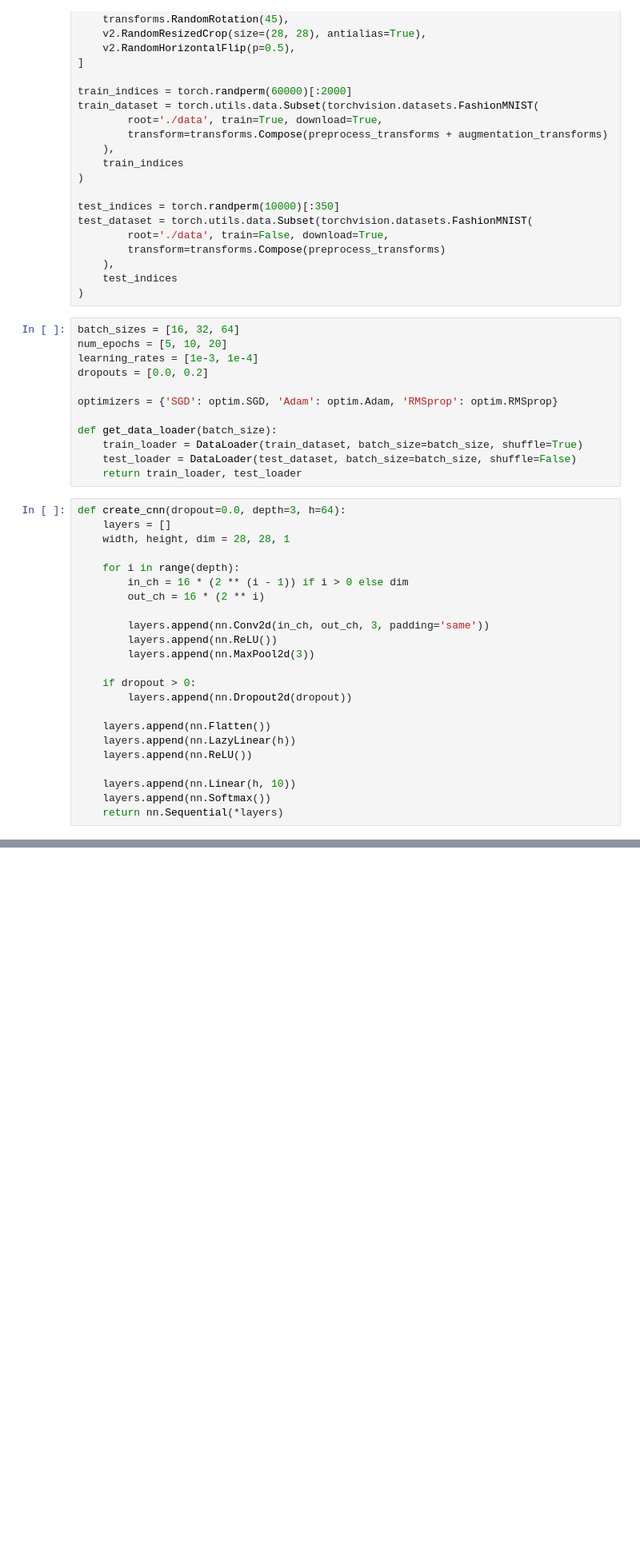
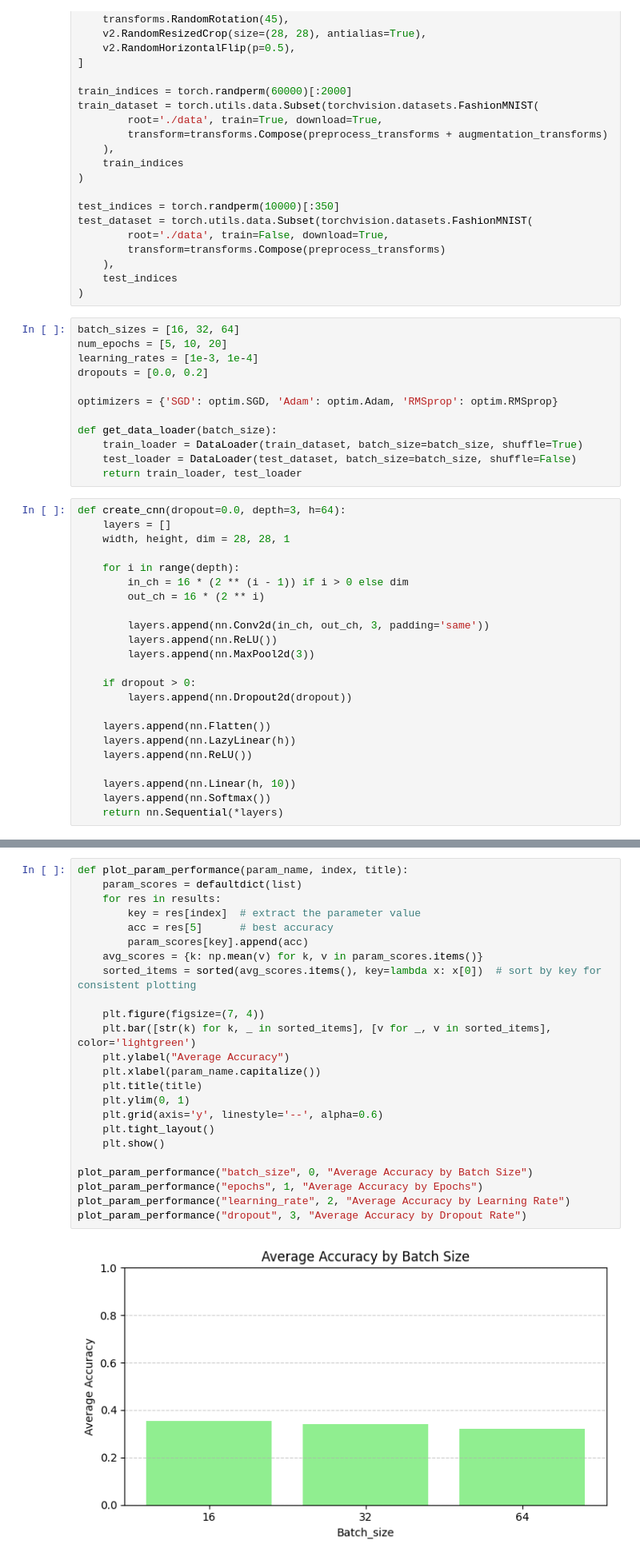
Before and after one commit to volodymyrkir/python_neural_nets, a Jupyter notebook: tasks/course_5/task_2.ipynb, the cells around one changed output, grey strips where cells are left out. Shown at 80% size. Saved outputs shown, nothing was run; the diff lists cells and outputs as text; blank space fills up the shorter version.

```diff
--- a/tasks/course_5/task_2.ipynb
+++ b/tasks/course_5/task_2.ipynb
@@ -159,0 +188,26 @@ df.to_csv('data/c_5_lab_2_out.csv', index=False)
+# %%
+def plot_param_performance(param_name, index, title):
+    param_scores = defaultdict(list)
+    for res in results:
+        key = res[index]  # extract the parameter value
+        acc = res[5]      # best accuracy
+        param_scores[key].append(acc)
+    avg_scores = {k: np.mean(v) for k, v in param_scores.items()}
+    sorted_items = sorted(avg_scores.items(), key=lambda x: x[0])  # sort by key for consistent plotting
+
+    plt.figure(figsize=(7, 4))
+    plt.bar([str(k) for k, _ in sorted_items], [v for _, v in sorted_items], color='lightgreen')
+    plt.ylabel("Average Accuracy")
+    plt.xlabel(param_name.capitalize())
+    plt.title(title)
+    plt.ylim(0, 1)
+    plt.grid(axis='y', linestyle='--', alpha=0.6)
+    plt.tight_layout()
+    plt.show()
+
+plot_param_performance("batch_size", 0, "Average Accuracy by Batch Size")
+plot_param_performance("epochs", 1, "Average Accuracy by Epochs")
+plot_param_performance("learning_rate", 2, "Average Accuracy by Learning Rate")
+plot_param_performance("dropout", 3, "Average Accuracy by Dropout Rate")
+# %% [output]
+[figure, added]
```
Also changed, not shown: parts of 11 cells of this notebook.
